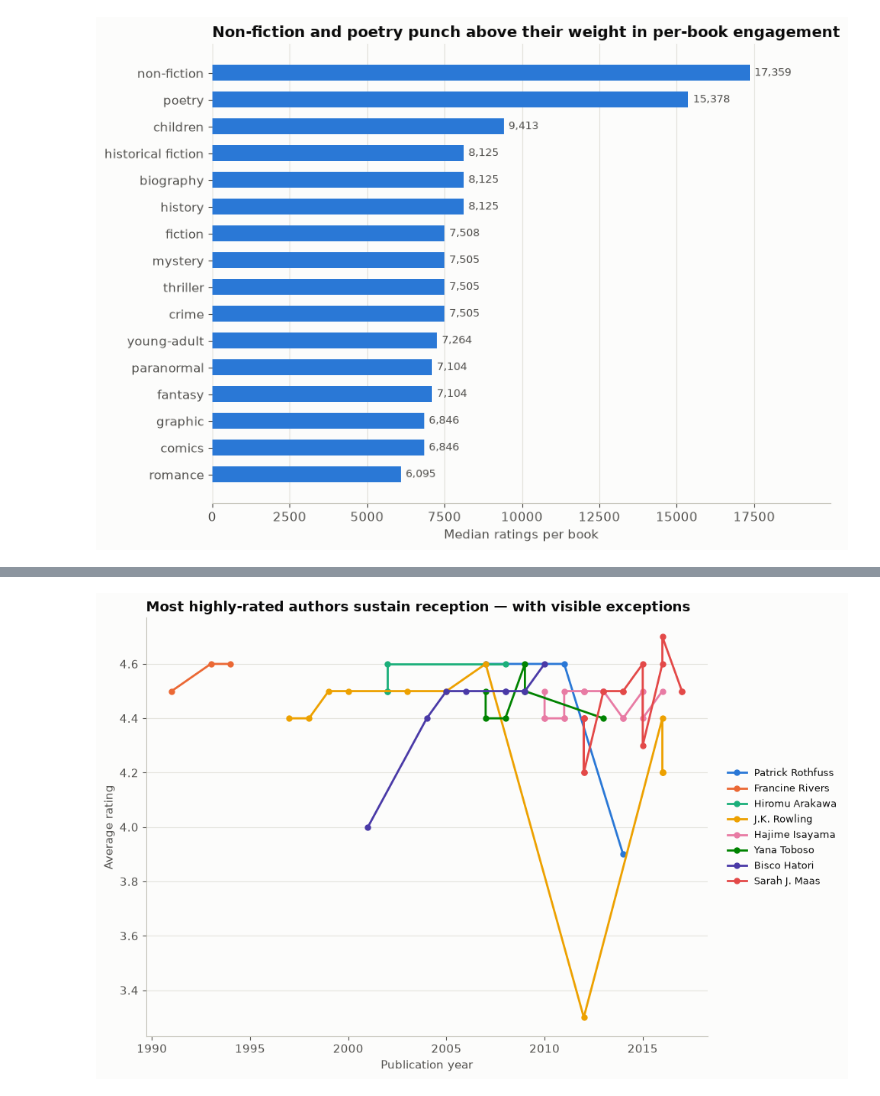
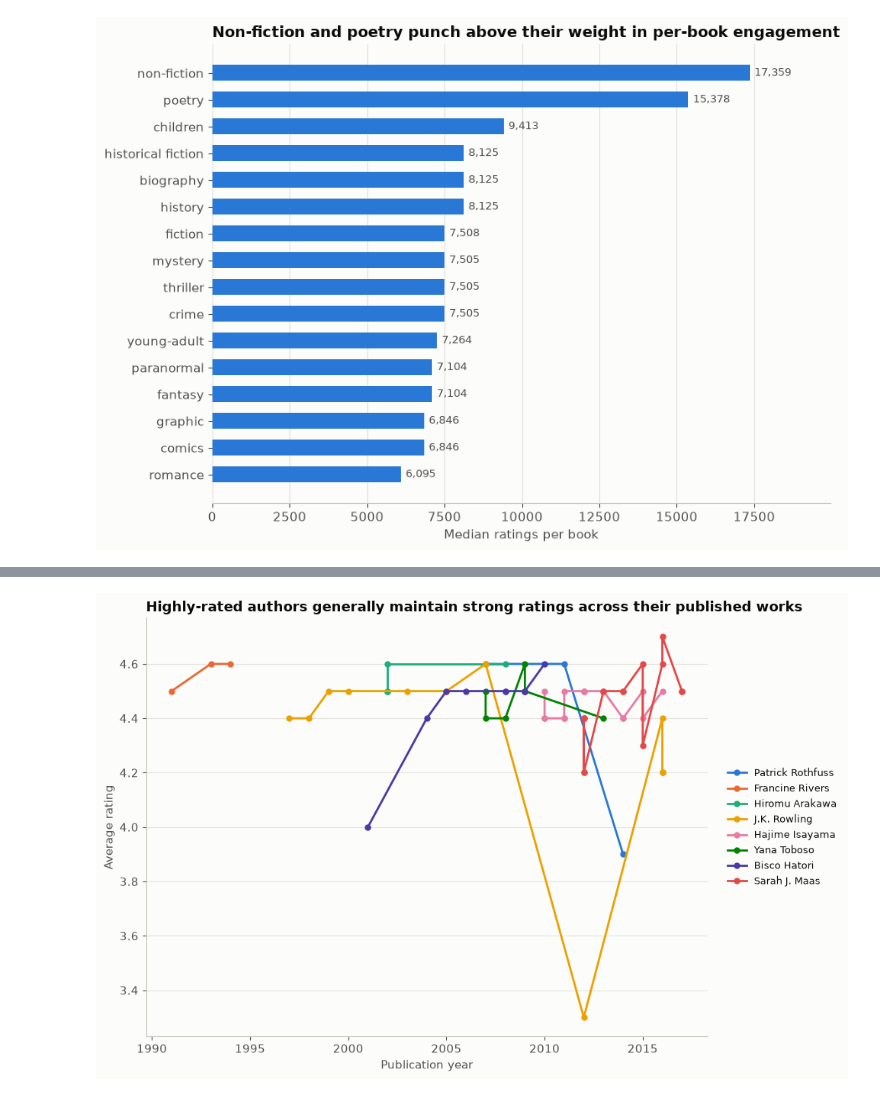
Before and after one commit to Mishiez/what-readers-love, a Jupyter notebook: notebooks/goodreads_eda.ipynb, the cells around one changed output, grey strips where cells are left out. Drawn from its saved outputs; the diff is of its cells as text; code cells hidden in the pictures.

```diff
--- a/notebooks/goodreads_eda.ipynb
+++ b/notebooks/goodreads_eda.ipynb
@@ -614,26 +456,26 @@ plt.show()
 # %%
 weighted_avg = author_year_summary.groupby('author').apply(
     lambda g: (g['avg_rating'] * g['ratings_count']).sum() / g['ratings_count'].sum(),
     include_groups=False
 )
 top8_authors = weighted_avg.sort_values(ascending=False).head(8)
 
 fig, ax = plt.subplots(figsize=(10, 6.5))
 for color, author in zip(CATEGORICAL, top8_authors.index):
     sub = author_year_summary[author_year_summary['author'] == author].sort_values('original_publication_year')
     ax.plot(sub['original_publication_year'], sub['avg_rating'],
             color=color, linewidth=2, marker='o', markersize=5, label=author)
 
 ax.set_xlabel('Publication year')
 ax.set_ylabel('Average rating')
-ax.set_title('Most highly-rated authors sustain reception — with visible exceptions',
+ax.set_title('Highly-rated authors generally maintain strong ratings across their published works',
               fontsize=13, fontweight='bold', loc='left')
 ax.legend(loc='center left', bbox_to_anchor=(1.02, 0.5), frameon=False, fontsize=9)
 ax.yaxis.grid(True)
 ax.xaxis.grid(False)
 strip_spines(ax, keep=('bottom', 'left'))
 plt.tight_layout()
 plt.show()
 # %% [output]
-[figure, old version]
+[figure, new version]
 # %% [markdown]
```
Also changed, not shown: parts of 47 cells of this notebook, 2 other files.
